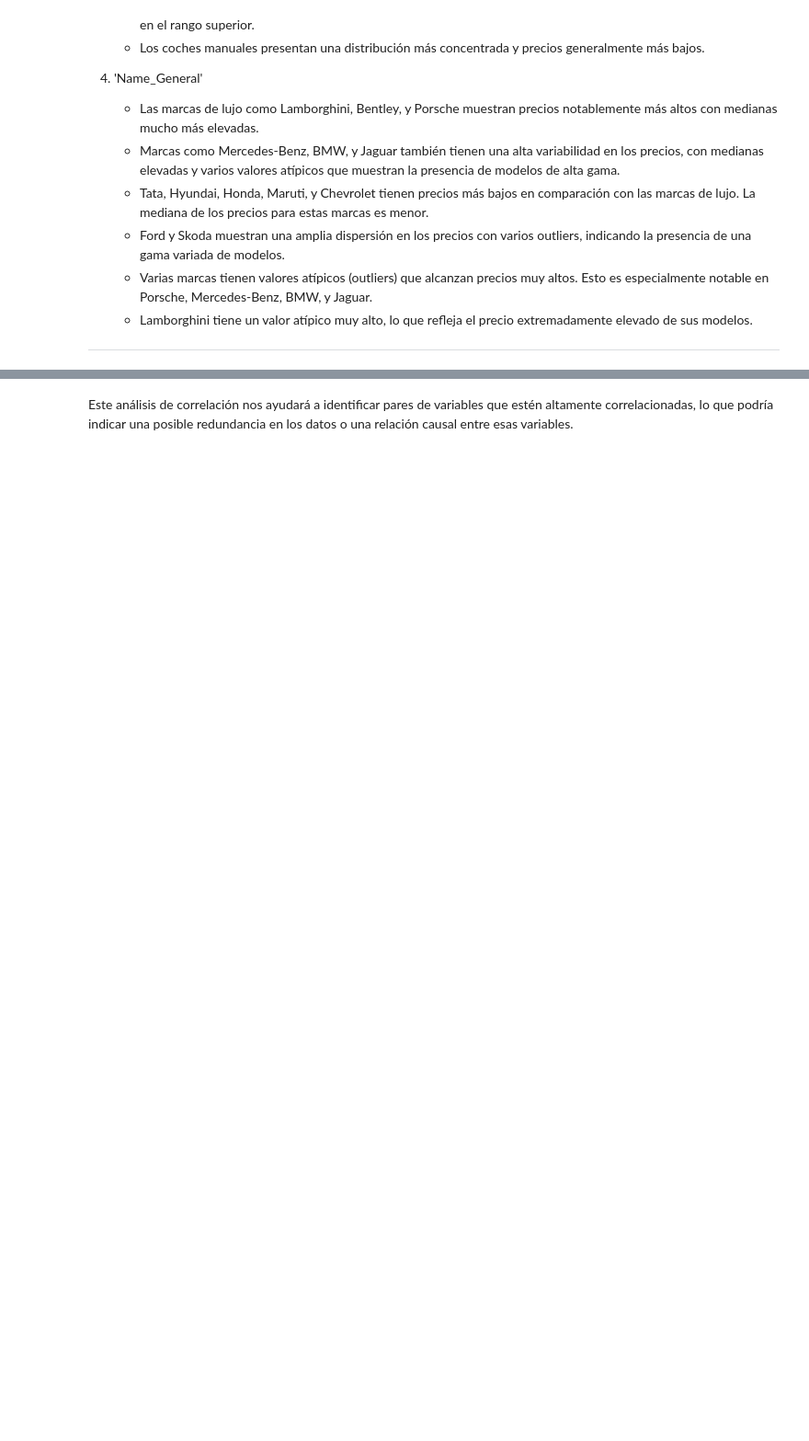
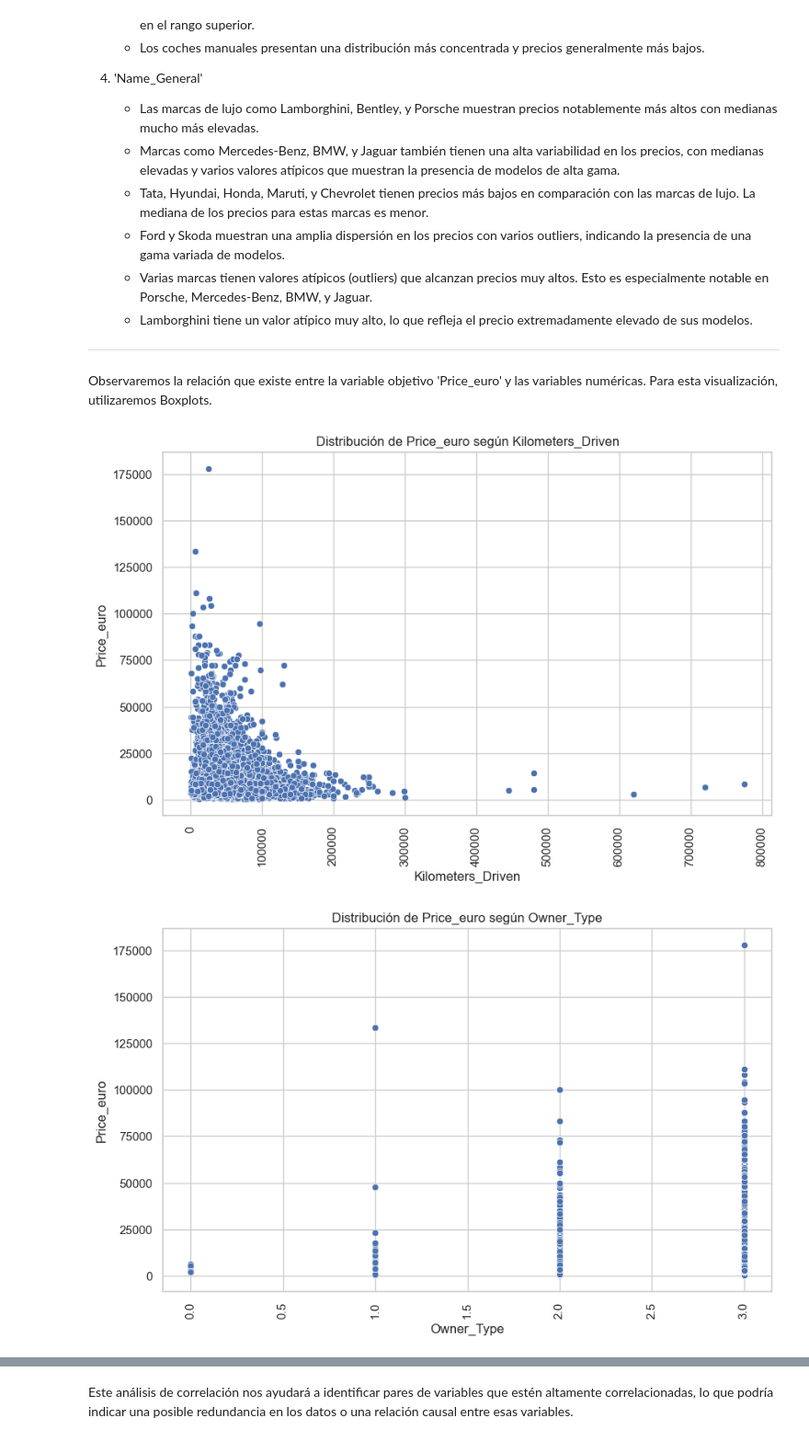
Before and after one commit to LMXCC79/Proyecto-ML-TheBridge, a Jupyter notebook: src/notebooks/EDA.ipynb, the cells around one changed output, grey strips where cells are left out. Shown at 92% size. Drawn from its saved outputs; the diff is of its cells as text; code cells hidden in the pictures; blank space fills up the shorter version.

```diff
--- a/src/notebooks/EDA.ipynb
+++ b/src/notebooks/EDA.ipynb
@@ -323,3 +326,19 @@ En este ejercicio podemos realizar varias observaciones en referencia a las vari
     * Varias marcas tienen valores atípicos (outliers) que alcanzan precios muy altos. Esto es especialmente notable en Porsche, Mercedes-Benz, BMW, y Jaguar.
     * Lamborghini tiene un valor atípico muy alto, lo que refleja el precio extremadamente elevado de sus modelos.
 --------------------
+# %% [markdown]
+Observaremos la relación que existe entre la variable objetivo 'Price_euro' y las variables numéricas. Para esta visualización, utilizaremos Boxplots.
+# %%
+# Gráficos de dispoersion para comparar la distribución de variables numéricas vs la variable objetivo
+
+for variable_num in variables_numericas:
+    plt.figure(figsize=(10, 6))
+    sns.scatterplot(x=variable_num, y='Price_euro', data=df)
+    plt.title(f'Distribución de Price_euro según {variable_num}')
+    plt.xlabel(variable_num)
+    plt.ylabel('Price_euro')
+    plt.xticks(rotation=90)
+    plt.show()
+# %% [output]
+[figure, added]
+[figure, added]
```
Also changed, not shown: parts of 18 cells of this notebook, 2 other files.
